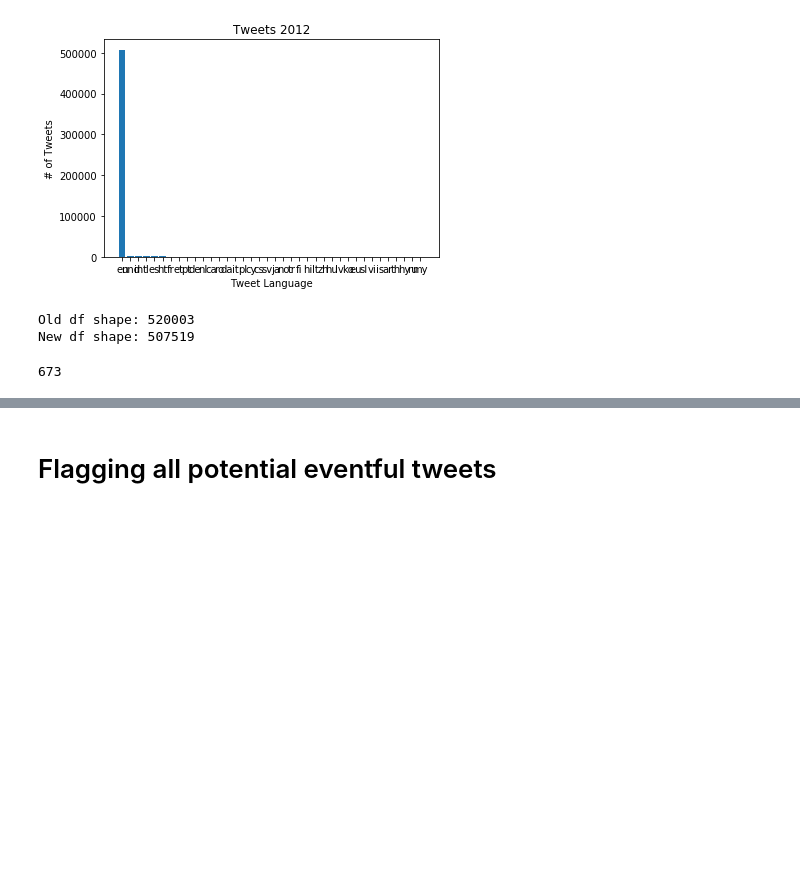
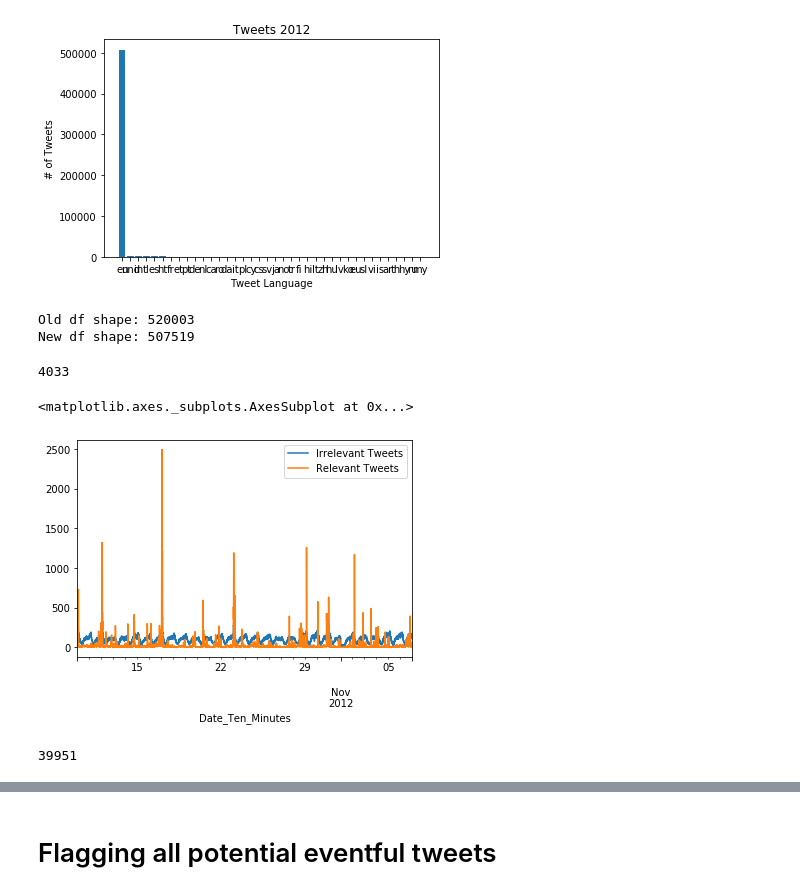
Before and after one commit to galexa05/Thesis-Subject---Event-Detection-in-micro-blocks, a Jupyter notebook: Clustering Json Noise Data - Evaluation metrics.ipynb, the cells around one changed output, grey strips where cells are left out. Cells and saved outputs as stored; diff of their text form; code cells hidden in the pictures; blank space fills up the shorter version.

```diff
--- a/Clustering Json Noise Data - Evaluation metrics.ipynb
+++ b/Clustering Json Noise Data - Evaluation metrics.ipynb
@@ -129,49 +131,58 @@ df['date'] = df['created_at'].apply(lambda x: create_date(x))
 df['time'] =  np.array([tweet.split()[3] for tweet in df["created_at"]])
 df['Datetime']= pd.to_datetime(df['date'].apply(str)+' '+df['time'].apply(lambda x: x.split(':')[0]) + df['time'].apply(lambda x: x.split(':')[1]))
 df['DateHour'] = pd.to_datetime(df['date'].apply(str)+' '+df['time'].apply(lambda x: x.split(':')[0])+':00')
-df['DateMinutes'] = pd.to_datetime(df['date'].apply(str)+' '+df['time'].apply(lambda x: x.split(':')[0])+':'+df["time"].apply(lambda x: x.split(":")[1][0]+'0'))
+df['Date_Ten_Minutes'] = pd.to_datetime(df['date'].apply(str)+' '+df['time'].apply(lambda x: x.split(':')[0])+':'+df["time"].apply(lambda x: x.split(":")[1][0]+'0'))
 
 tableFlag=[]
 data_sorted = df.sort_values(by=['date'],inplace=False)
 data_sorted = data_sorted.reset_index(drop=True)
 
-list_date = []
-for temp in data_sorted["DateHour"]:
-    list_date.append(temp)
+list_date_ten = []
+for temp in data_sorted["Date_Ten_Minutes"]:
+    list_date_ten.append(temp)
 
-list_date = list(dict.fromkeys(list_date))
-list_date = sorted(list_date)
-print(len(list_date))
+list_date_ten = list(dict.fromkeys(list_date_ten))
+list_date_ten = sorted(list_date_ten)
+print(len(list_date_ten))
 # %% [output]
-673
+4033
 # %%
 df_relevant['date'] = df_relevant['created_at'].apply(lambda x: create_date(x))
 df_relevant['time'] =  np.array([tweet.split()[3] for tweet in df_relevant["created_at"]])
 df_relevant['DateHour'] = pd.to_datetime(df_relevant['date'].apply(str)+' '+df_relevant['time'].apply(lambda x: x.split(':')[0])+':00')
+df_relevant['Date_Ten_Minutes'] = pd.to_datetime(df_relevant['date'].apply(str)+' '+df_relevant['time'].apply(lambda x: x.split(':')[0])+':'+df_relevant["time"].apply(lambda x: x.split(":")[1][0]+'0'))
+df_relevant['Datetime']= pd.to_datetime(df_relevant['date'].apply(str)+' '+df_relevant['time'].apply(lambda x: x.split(':')[0]) + df_relevant['time'].apply(lambda x: x.split(':')[1]))
+
 
 df_irrelevant['date'] = df_irrelevant['created_at'].apply(lambda x: create_date(x))
 df_irrelevant['time'] =  np.array([tweet.split()[3] for tweet in df_irrelevant["created_at"]])
 df_irrelevant['DateHour'] = pd.to_datetime(df_irrelevant['date'].apply(str)+' '+df_irrelevant['time'].apply(lambda x: x.split(':')[0])+':00')
+df_irrelevant['Date_Ten_Minutes'] = pd.to_datetime(df_irrelevant['date'].apply(str)+' '+df_irrelevant['time'].apply(lambda x: x.split(':')[0])+':'+df_irrelevant["time"].apply(lambda x: x.split(":")[1][0]+'0'))
+df_irrelevant['Datetime']= pd.to_datetime(df_irrelevant['date'].apply(str)+' '+df_irrelevant['time'].apply(lambda x: x.split(':')[0]) + df_irrelevant['time'].apply(lambda x: x.split(':')[1]))
+
 
 # graphing the threshold vs hourly tweet occurences
 dfchange = df_irrelevant.loc[df_irrelevant['date'] != -1]
-ts = dfchange.set_index('DateHour')
-vc = ts.groupby('DateHour').count()
+ts = dfchange.set_index('Date_Ten_Minutes')
+vc = ts.groupby('Date_Ten_Minutes').count()
 col = ['id']
 vc2 = vc[col]
 vc3 = vc2.copy()
 
 
 dfchange1 = df_relevant.loc[df_relevant["date"]!=-1]
-rs = dfchange1.set_index('DateHour')
-rc = rs.groupby('DateHour').count()
+rs = dfchange1.set_index('Date_Ten_Minutes')
+rc = rs.groupby('Date_Ten_Minutes').count()
 col = ['id']
 rc2 = rc[col]
 rc3 = rc2.copy()
 
-vc3.rename(columns={'id':'Hourly'},inplace=True)
+vc3.rename(columns={'id':'Irrelevant Tweets'},inplace=True)
 
-rc3.rename(columns={'id':'Threshold'},inplace=True)
+rc3.rename(columns={'id':'Relevant Tweets'},inplace=True)
 
-ax = vc2.plot()
+ax = vc3.plot()
 rc3.plot(ax = ax)
+# %% [output]
+<matplotlib.axes._subplots.AxesSubplot at 0x...>
+[figure, added]
@@ -177,0 +194,14 @@ rc3.plot(ax = ax)
+# %%
+tableFlag=[]
+data_sorted = df.sort_values(by=['date'],inplace=False)
+data_sorted = data_sorted.reset_index(drop=True)
+
+list_date_minutes = []
+for temp in data_sorted["Datetime"]:
+    list_date_minutes.append(temp)
+
+list_date_minutes = list(dict.fromkeys(list_date_minutes))
+list_date_minutes = sorted(list_date_minutes)
+print(len(list_date_minutes))
+# %% [output]
+39951
```
Also changed, not shown: parts of 19 cells of this notebook, 2 other files.
